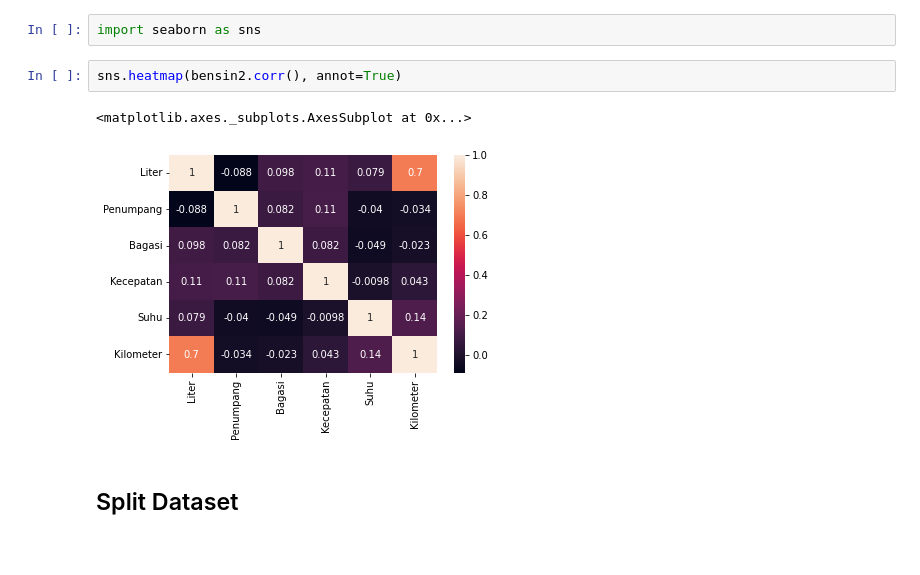
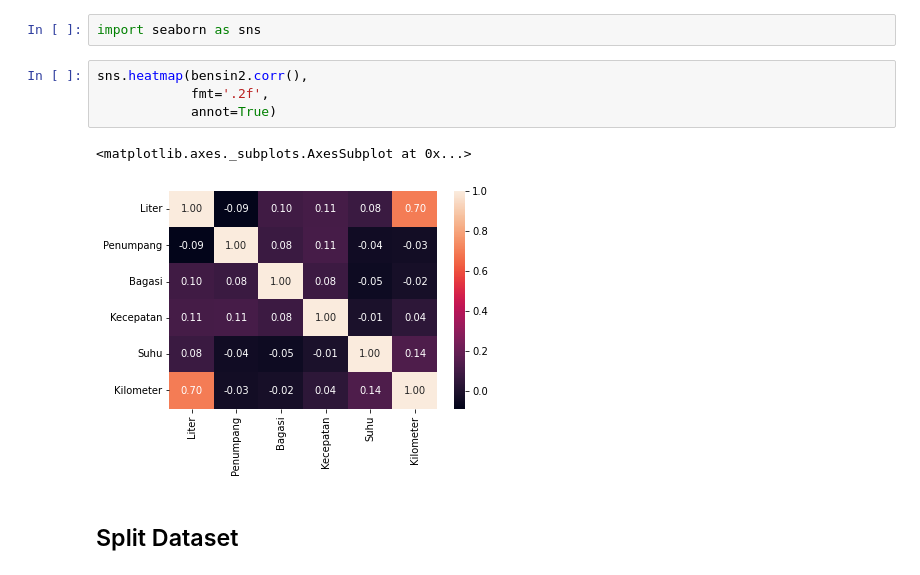
Before and after one commit to mhyubr/Basic_Machine_Learning, a Jupyter notebook: Linear_Regression.ipynb, the cells around one changed output. Cells and saved outputs as stored; diff of their text form.

```diff
--- a/Linear_Regression.ipynb
+++ b/Linear_Regression.ipynb
@@ -112,10 +122,12 @@ memory usage: 3.7+ KB
 # %%
 import seaborn as sns
 # %%
-sns.heatmap(bensin2.corr(), annot=True)
+sns.heatmap(bensin2.corr(),
+            fmt='.2f',
+            annot=True)
 # %% [output]
 <matplotlib.axes._subplots.AxesSubplot at 0x...>
-[figure, old version]
+[figure, new version]
 # %% [markdown]
 ## Split Dataset
 # %%
```
Also changed, not shown: parts of 3 cells of this notebook.
